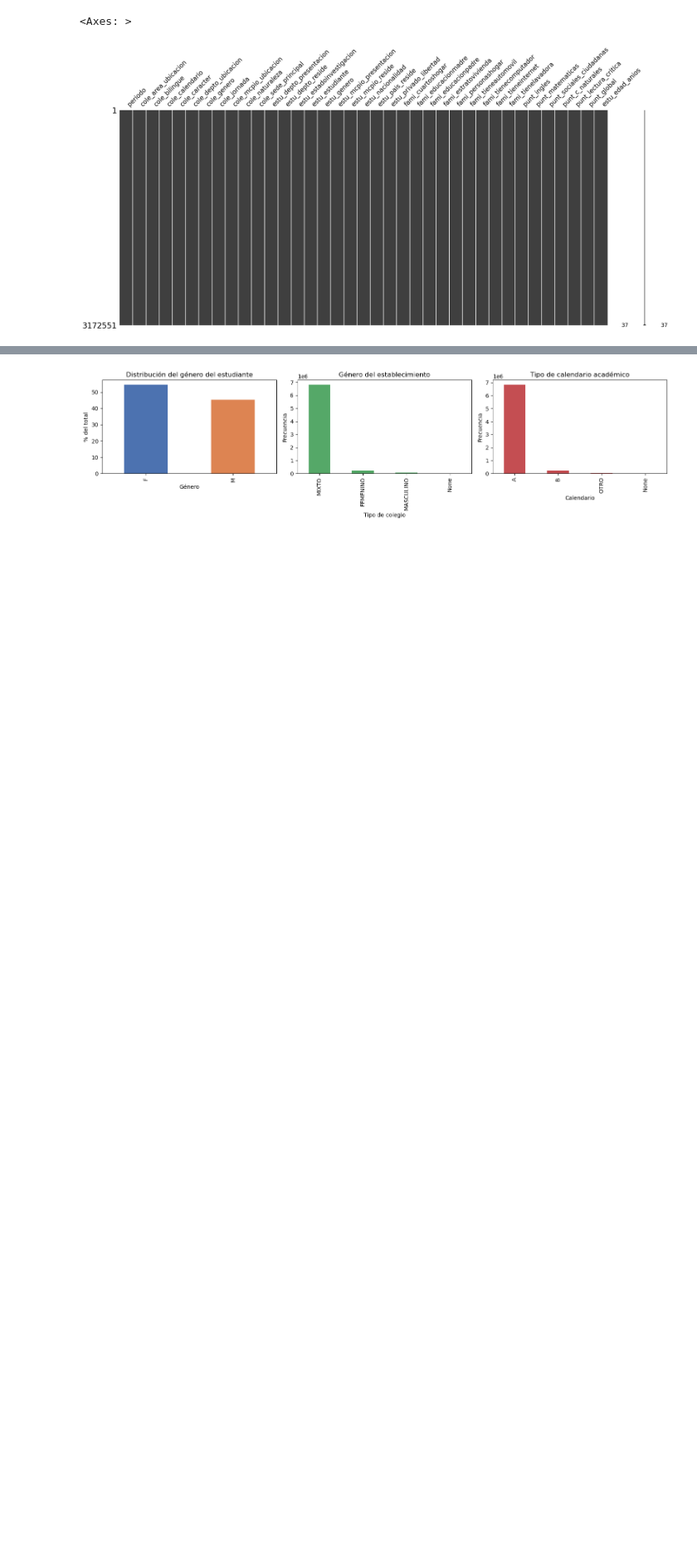
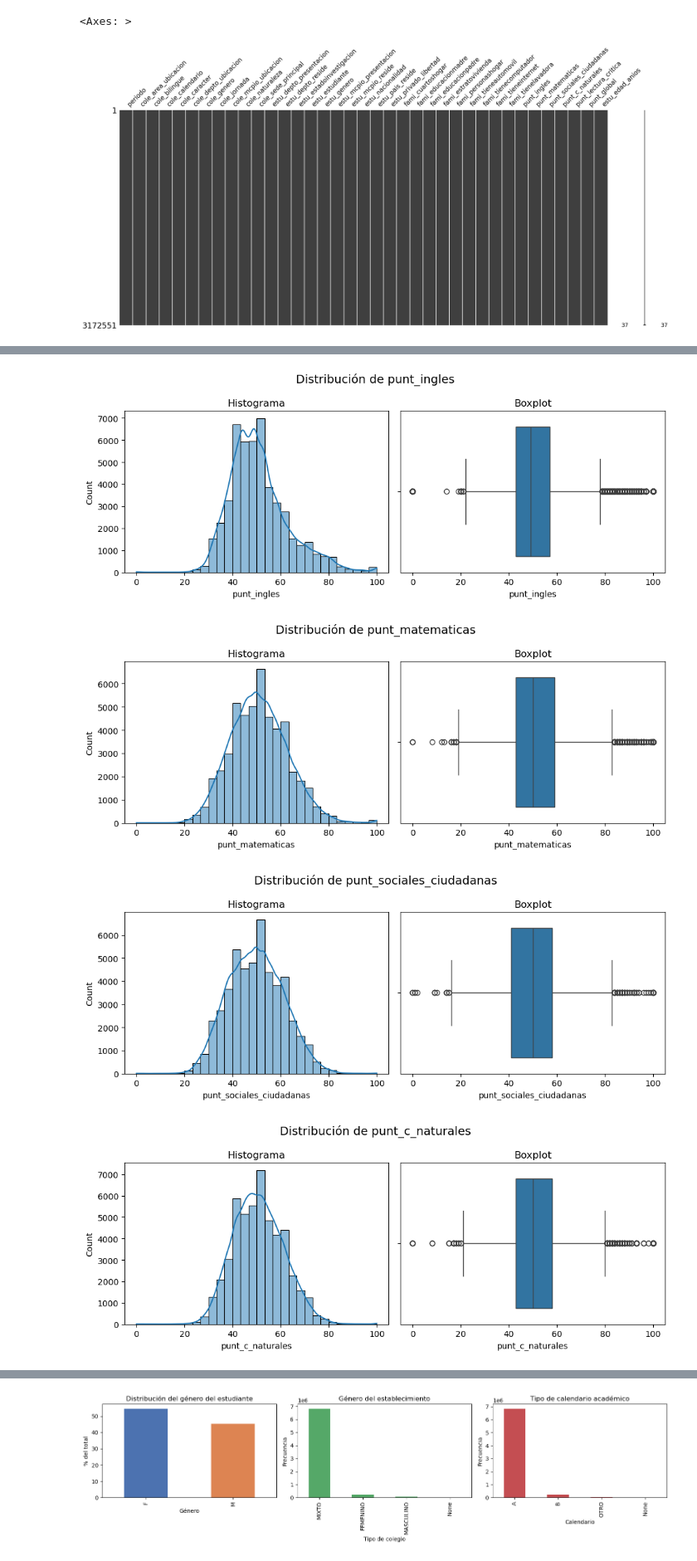
Before and after one commit to dnaranjoc/Proyecto_ICFES_Despliegue_2025, a Jupyter notebook: pruebas_saber_exploracion_limpieza.ipynb, the cells around one changed output, grey strips where cells are left out. Shown at 83% size. Cells and saved outputs as stored; diff of their text form; code cells hidden in the pictures; blank space fills up the shorter version.

```diff
--- a/pruebas_saber_exploracion_limpieza.ipynb
+++ b/pruebas_saber_exploracion_limpieza.ipynb
@@ -434,0 +441,11 @@ Las variables de resultados punt_sociales_ciudadanas, punt_c_naturales, punt_lec
+# %%
+# Clasificar las columnas en numéricas y categóricas
+numericas = saber11_df.select_dtypes(include=[np.number]).columns.tolist()
+categoricas = saber11_df.select_dtypes(include=[object]).columns.tolist()
+
+# Mostrar las columnas clasificadas
+print("Columnas numéricas:")
+print(numericas)
+
+print("\nColumnas categóricas:")
+print(categoricas)
@@ -434,0 +458,17 @@ Las variables de resultados punt_sociales_ciudadanas, punt_c_naturales, punt_lec
+# %%
+# Asegurar que 'periodo' sea string
+saber11_df['periodo'] = saber11_df['periodo'].astype(str)
+
+# Crear nueva columna del periodo en el que se presentó (podría ser que presentarlo en agosto o diciembre haga una diferencia)
+saber11_df['periodo_presentacion'] = saber11_df['periodo'].str[4:].astype(int)
+
+# Contar cuántas filas quedaron por año
+filas_por_periodo = saber11_df['periodo_presentacion'].value_counts().sort_index()
+
+# Si quieres también ver el porcentaje de cada uno:
+porcentaje_por_periodo = (filas_por_periodo / len(saber11_df) * 100).round(2)
+print("\nPorcentaje de filas por periodo:")
+print(porcentaje_por_periodo)
+
+# Eliminar la columna original
+saber11_df.drop(columns=['periodo'], inplace=True)
@@ -434,0 +482,20 @@ Las variables de resultados punt_sociales_ciudadanas, punt_c_naturales, punt_lec
+# %%
+sample_df = saber11_df[numericas].sample(n=50000, random_state=42)  # muestra representativa
+
+for col in numericas:
+    fig, axes = plt.subplots(1, 2, figsize=(10, 4))
+    fig.suptitle(f"Distribución de {col}", fontsize=14)
+
+    sb.histplot(sample_df[col], bins=30, kde=True, ax=axes[0])
+    axes[0].set_title("Histograma")
+
+    sb.boxplot(x=sample_df[col], ax=axes[1])
+    axes[1].set_title("Boxplot")
+
+    plt.tight_layout()
+    plt.show()
+# %% [output]
+[figure, added]
+[figure, added]
+[figure, added]
+[figure, added]
```
Also changed, not shown: parts of 19 cells of this notebook.
